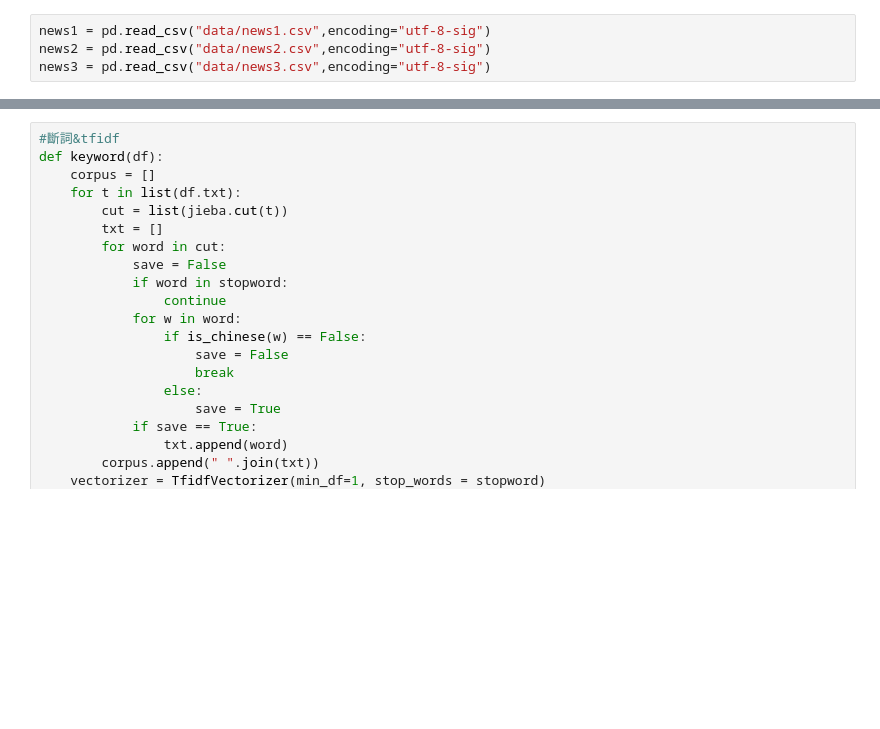
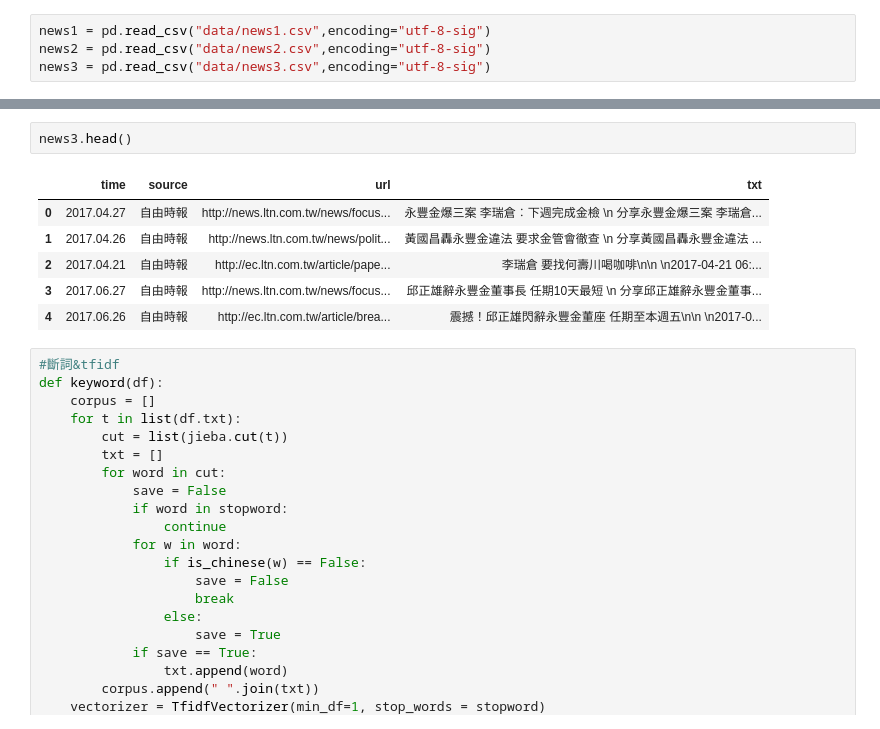
Before and after one commit to chloe8599/NTU-CSX-Project, a Jupyter notebook: week10/news.ipynb, the cells around one changed output, grey strips where cells are left out. Saved outputs shown, nothing was run; the diff lists cells and outputs as text; blank space fills up the shorter version.

```diff
--- a/week10/news.ipynb
+++ b/week10/news.ipynb
@@ -33,3 +55,12 @@ news3 = pd.read_csv("data/news3.csv",encoding="utf-8-sig")
+# %%
+news3.head()
+# %% [output]
+|  | time | source | url | txt |
+| 0 | 2017.04.27 | 自由時報 | http://news.ltn.com.tw/news/focus... | 永豐金爆三案 李瑞倉︰下週完成金檢 \n 分享永豐金爆三案 李瑞倉... |
+| 1 | 2017.04.26 | 自由時報 | http://news.ltn.com.tw/news/polit... | 黃國昌轟永豐金違法 要求金管會徹查 \n 分享黃國昌轟永豐金違法 ... |
+| 2 | 2017.04.21 | 自由時報 | http://ec.ltn.com.tw/article/pape... | 李瑞倉 要找何壽川喝咖啡\n\n \n2017-04-21 06:... |
+| 3 | 2017.06.27 | 自由時報 | http://news.ltn.com.tw/news/focus... | 邱正雄辭永豐金董事長 任期10天最短 \n 分享邱正雄辭永豐金董事... |
+| 4 | 2017.06.26 | 自由時報 | http://ec.ltn.com.tw/article/brea... | 震撼！邱正雄閃辭永豐金董座 任期至本週五\n\n \n2017-0... |
 # %%
 #斷詞&tfidf
 def keyword(df):
```
Also changed, not shown: parts of 13 cells of this notebook, 6 other files.
